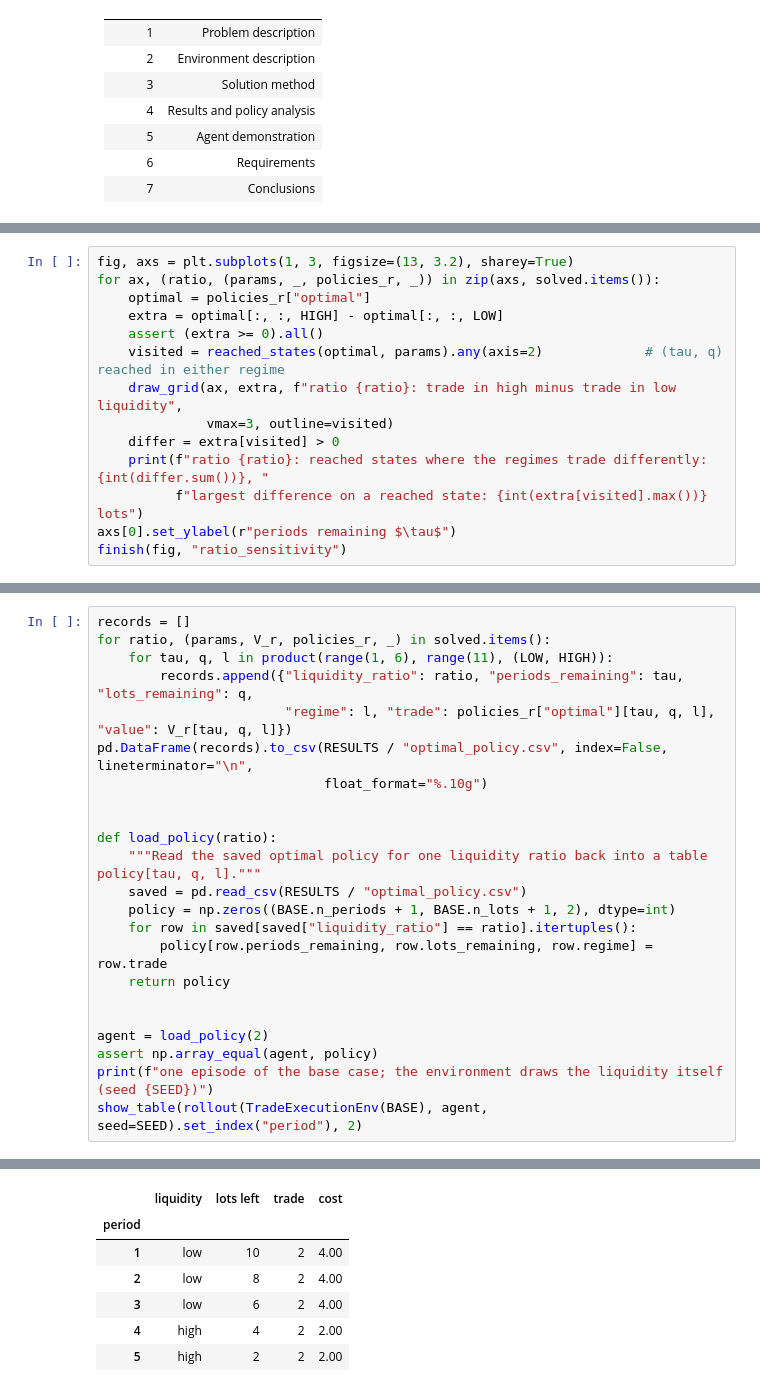
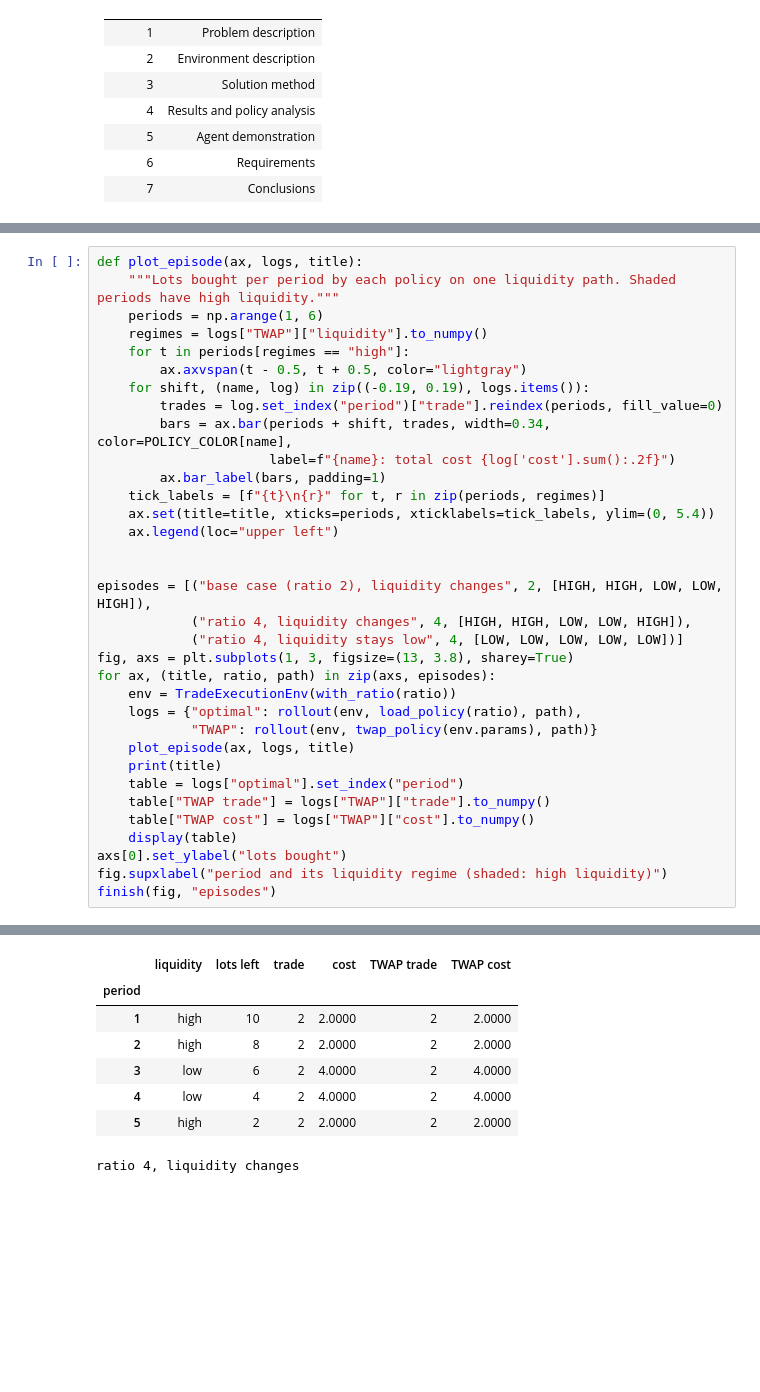
Before and after one commit to ahmedas91/rl-optimal-trade-execution, a Jupyter notebook: optimal_trade_execution.ipynb, the cells around one changed output, grey strips where cells are left out. Drawn from its saved outputs; the diff is of its cells as text; blank space fills up the shorter version.

```diff
--- a/optimal_trade_execution.ipynb
+++ b/optimal_trade_execution.ipynb
@@ -733,14 +719,0 @@ optimal policy against TWAP on the 10,000 simulated paths, by liquidity ratio
-# %%
-fig, axs = plt.subplots(1, 3, figsize=(13, 3.2), sharey=True)
-for ax, (ratio, (params, _, policies_r, _)) in zip(axs, solved.items()):
-    optimal = policies_r["optimal"]
-    extra = optimal[:, :, HIGH] - optimal[:, :, LOW]
-    assert (extra >= 0).all()
-    visited = reached_states(optimal, params).any(axis=2)             # (tau, q) reached in either regime
-    draw_grid(ax, extra, f"ratio {ratio}: trade in high minus trade in low liquidity",
-              vmax=3, outline=visited)
-    differ = extra[visited] > 0
-    print(f"ratio {ratio}: reached states where the regimes trade differently: {int(differ.sum())}, "
-          f"largest difference on a reached state: {int(extra[visited].max())} lots")
-axs[0].set_ylabel(r"periods remaining $\tau$")
-finish(fig, "ratio_sensitivity")
@@ -765,24 +765,35 @@ In the first episode below the environment draws the liquidity itself from the s
 # %%
-records = []
-for ratio, (params, V_r, policies_r, _) in solved.items():
-    for tau, q, l in product(range(1, 6), range(11), (LOW, HIGH)):
-        records.append({"liquidity_ratio": ratio, "periods_remaining": tau, "lots_remaining": q,
-                        "regime": l, "trade": policies_r["optimal"][tau, q, l], "value": V_r[tau, q, l]})
-pd.DataFrame(records).to_csv(RESULTS / "optimal_policy.csv", index=False, lineterminator="\n",
-                             float_format="%.10g")
+def plot_episode(ax, logs, title):
+    """Lots bought per period by each policy on one liquidity path. Shaded periods have high liquidity."""
+    periods = np.arange(1, 6)
+    regimes = logs["TWAP"]["liquidity"].to_numpy()
+    for t in periods[regimes == "high"]:
+        ax.axvspan(t - 0.5, t + 0.5, color="lightgray")
+    for shift, (name, log) in zip((-0.19, 0.19), logs.items()):
+        trades = log.set_index("period")["trade"].reindex(periods, fill_value=0)
+        bars = ax.bar(periods + shift, trades, width=0.34, color=POLICY_COLOR[name],
+                      label=f"{name}: total cost {log['cost'].sum():.2f}")
+        ax.bar_label(bars, padding=1)
+    tick_labels = [f"{t}\n{r}" for t, r in zip(periods, regimes)]
+    ax.set(title=title, xticks=periods, xticklabels=tick_labels, ylim=(0, 5.4))
+    ax.legend(loc="upper left")
 
 
-def load_policy(ratio):
-    """Read the saved optimal policy for one liquidity ratio back into a table policy[tau, q, l]."""
-    saved = pd.read_csv(RESULTS / "optimal_policy.csv")
-    policy = np.zeros((BASE.n_periods + 1, BASE.n_lots + 1, 2), dtype=int)
-    for row in saved[saved["liquidity_ratio"] == ratio].itertuples():
-        policy[row.periods_remaining, row.lots_remaining, row.regime] = row.trade
-    return policy
-
-
-agent = load_policy(2)
-assert np.array_equal(agent, policy)
-print(f"one episode of the base case; the environment draws the liquidity itself (seed {SEED})")
-show_table(rollout(TradeExecutionEnv(BASE), agent, seed=SEED).set_index("period"), 2)
+episodes = [("base case (ratio 2), liquidity changes", 2, [HIGH, HIGH, LOW, LOW, HIGH]),
+            ("ratio 4, liquidity changes", 4, [HIGH, HIGH, LOW, LOW, HIGH]),
+            ("ratio 4, liquidity stays low", 4, [LOW, LOW, LOW, LOW, LOW])]
+fig, axs = plt.subplots(1, 3, figsize=(13, 3.8), sharey=True)
+for ax, (title, ratio, path) in zip(axs, episodes):
+    env = TradeExecutionEnv(with_ratio(ratio))
+    logs = {"optimal": rollout(env, load_policy(ratio), path),
+            "TWAP": rollout(env, twap_policy(env.params), path)}
+    plot_episode(ax, logs, title)
+    print(title)
+    table = logs["optimal"].set_index("period")
+    table["TWAP trade"] = logs["TWAP"]["trade"].to_numpy()
+    table["TWAP cost"] = logs["TWAP"]["cost"].to_numpy()
+    display(table)
+axs[0].set_ylabel("lots bought")
+fig.supxlabel("period and its liquidity regime (shaded: high liquidity)")
+finish(fig, "episodes")
 # %% [output]
@@ -790,7 +801,8 @@ one episode of the base case; the environment draws the liquidity itself (seed 3
-|  | liquidity | lots left | trade | cost |
-| period |  |  |  |  |
-| 1 | low | 10 | 2 | 4.00 |
-| 2 | low | 8 | 2 | 4.00 |
-| 3 | low | 6 | 2 | 4.00 |
-| 4 | high | 4 | 2 | 2.00 |
-| 5 | high | 2 | 2 | 2.00 |
+|  | liquidity | lots left | trade | cost | TWAP trade | TWAP cost |
+| period |  |  |  |  |  |  |
+| 1 | high | 10 | 2 | 2.0000 | 2 | 2.0000 |
+| 2 | high | 8 | 2 | 2.0000 | 2 | 2.0000 |
+| 3 | low | 6 | 2 | 4.0000 | 2 | 4.0000 |
+| 4 | low | 4 | 2 | 4.0000 | 2 | 4.0000 |
+| 5 | high | 2 | 2 | 2.0000 | 2 | 2.0000 |
+ratio 4, liquidity changes
```
Also changed, not shown: parts of 72 cells of this notebook, 7 other files.
